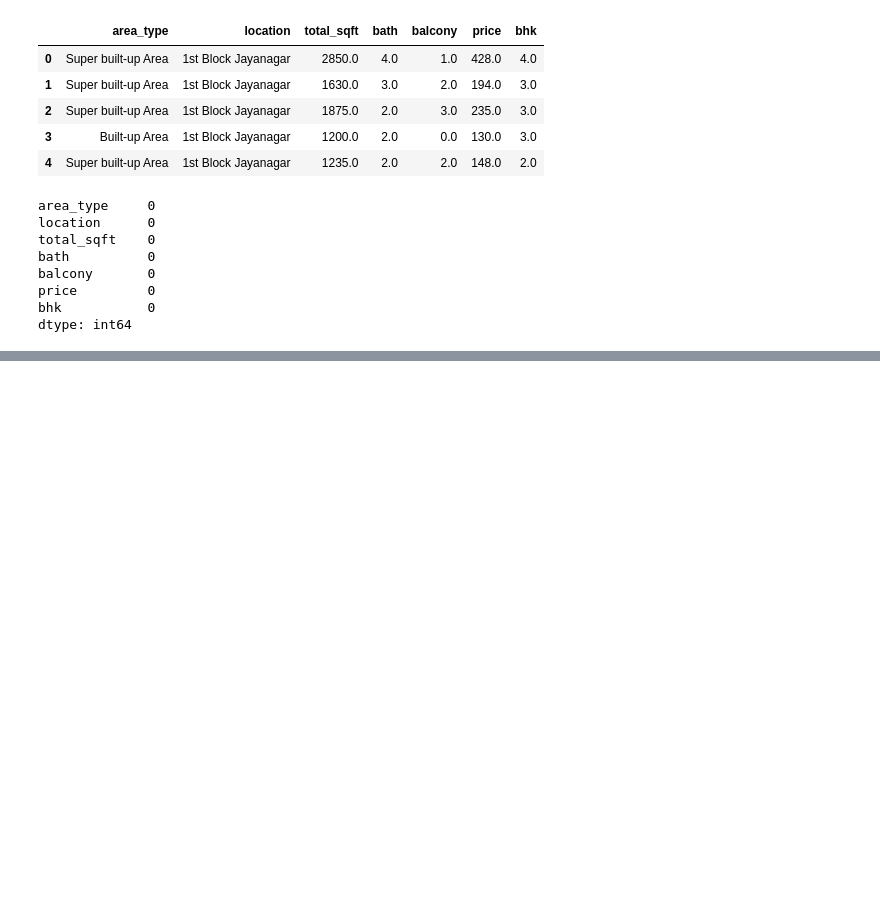
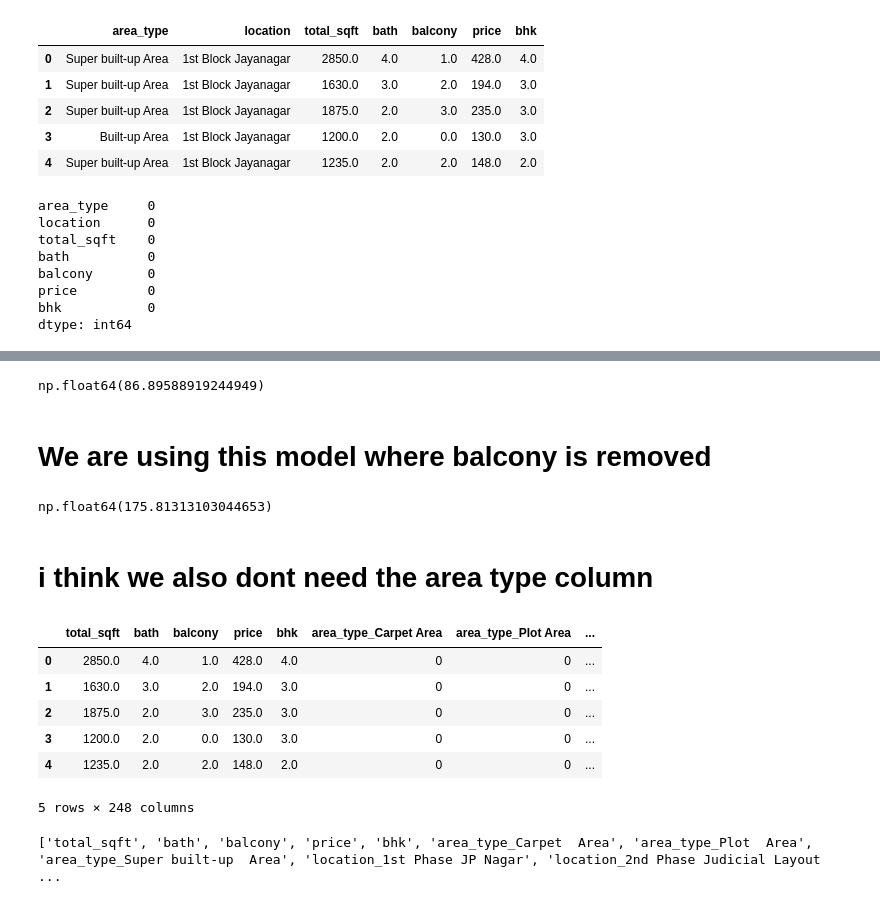
Before and after one commit to OMKAR1022/House_prediction, a Jupyter notebook: house_model.ipynb, the cells around one changed output, grey strips where cells are left out. Saved outputs shown, nothing was run; the diff lists cells and outputs as text; code cells hidden in the pictures; blank space fills up the shorter version.

Commit message:
Done Model

```diff
--- a/house_model.ipynb
+++ b/house_model.ipynb
@@ -554,0 +791,26 @@ dtype: int64
+# %%
+predict_price('location_1st Phase JP Nagar',1000,3,3)
+# %% [output]
+np.float64(86.89588919244949)
+# %% [markdown]
+# We are using this model where balcony is removed
+# %%
+predict_price('location_Indira Nagar',1000,3,3)
+# %% [output]
+np.float64(175.81313103044653)
+# %% [markdown]
+# i think we also dont need the area type column
+# %%
+df9.head()
+# %% [output]
+|  | total_sqft | bath | balcony | price | bhk | area_type_Carpet Area | area_type_Plot Area | ... |
+| 0 | 2850.0 | 4.0 | 1.0 | 428.0 | 4.0 | 0 | 0 | ... |
+| 1 | 1630.0 | 3.0 | 2.0 | 194.0 | 3.0 | 0 | 0 | ... |
+| 2 | 1875.0 | 2.0 | 3.0 | 235.0 | 3.0 | 0 | 0 | ... |
+| 3 | 1200.0 | 2.0 | 0.0 | 130.0 | 3.0 | 0 | 0 | ... |
+| 4 | 1235.0 | 2.0 | 2.0 | 148.0 | 2.0 | 0 | 0 | ... |
+5 rows × 248 columns
+# %%
+print(df9.columns.tolist())
+# %% [output]
+['total_sqft', 'bath', 'balcony', 'price', 'bhk', 'area_type_Carpet  Area', 'area_type_Plot  Area', 'area_type_Super built-up  Area', 'location_1st Phase JP Nagar', 'location_2nd Phase Judicial Layout ...
```
Also changed, not shown: parts of 55 cells of this notebook.
